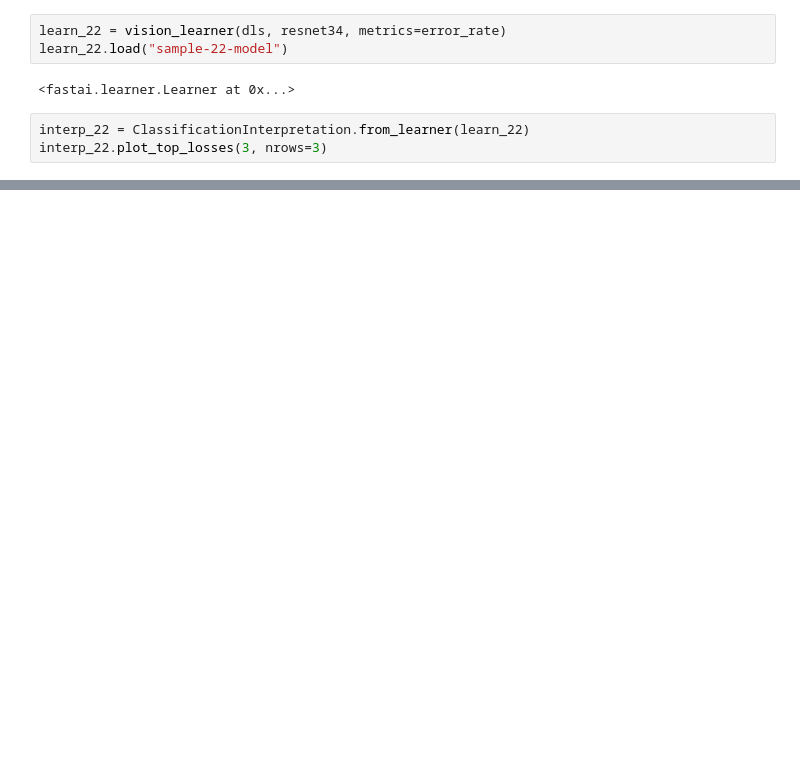
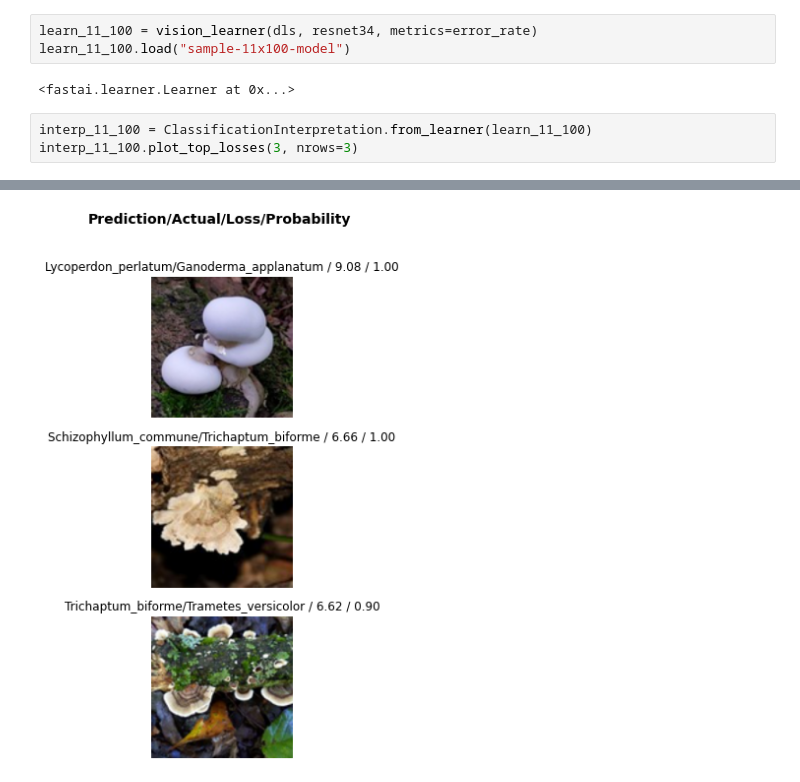
Before and after one commit to mo-nathan/mo-ml, a Jupyter notebook: mo-ml.ipynb, the cells around one changed output, grey strips where cells are left out. Drawn from its saved outputs; the diff is of its cells as text; blank space fills up the shorter version.

```diff
--- a/mo-ml.ipynb
+++ b/mo-ml.ipynb
@@ -60,10 +66,10 @@ Path('sample/models/sample-22-model.pth')
 # %%
-learn_22 = vision_learner(dls, resnet34, metrics=error_rate)
-learn_22.load("sample-22-model")
+learn_11_100 = vision_learner(dls, resnet34, metrics=error_rate)
+learn_11_100.load("sample-11x100-model")
 # %% [output]
 <fastai.learner.Learner at 0x...>
 # %%
-interp_22 = ClassificationInterpretation.from_learner(learn_22)
-interp_22.plot_top_losses(3, nrows=3)
+interp_11_100 = ClassificationInterpretation.from_learner(learn_11_100)
+interp_11_100.plot_top_losses(3, nrows=3)
 # %% [output]
 [interactive output not drawn]
@@ -69,0 +77 @@ interp_22.plot_top_losses(3, nrows=3)
+[figure, added]
```
Also changed, not shown: parts of 7 cells of this notebook.
